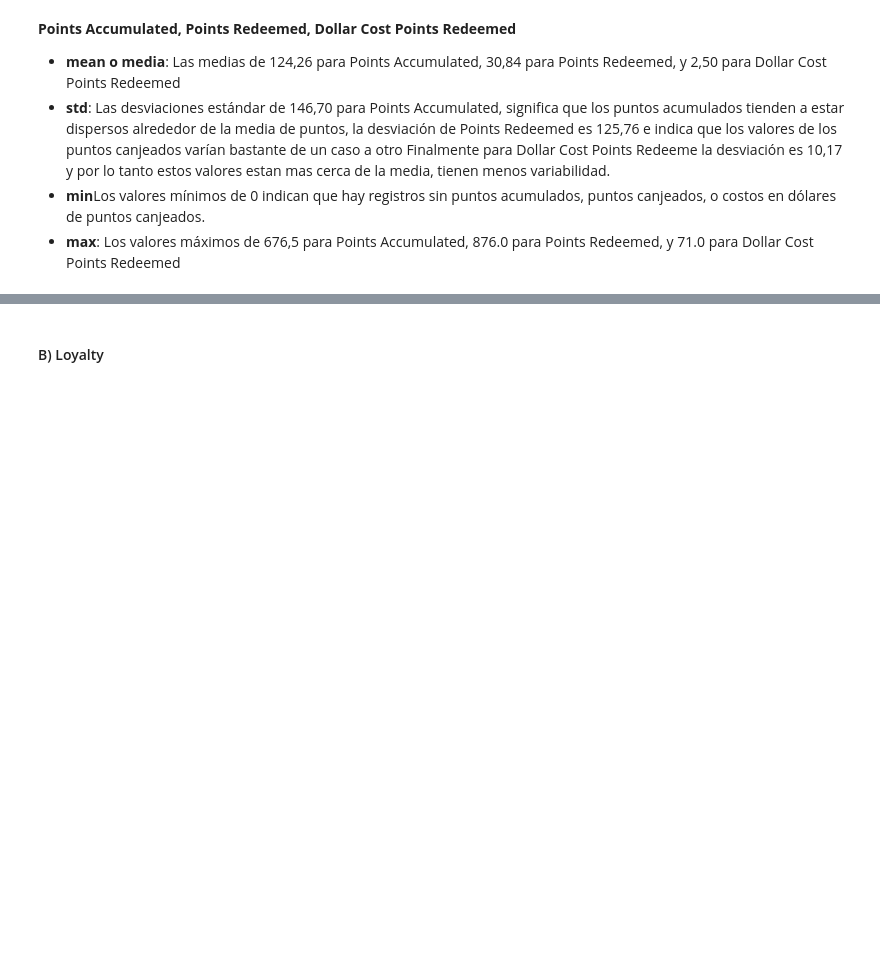
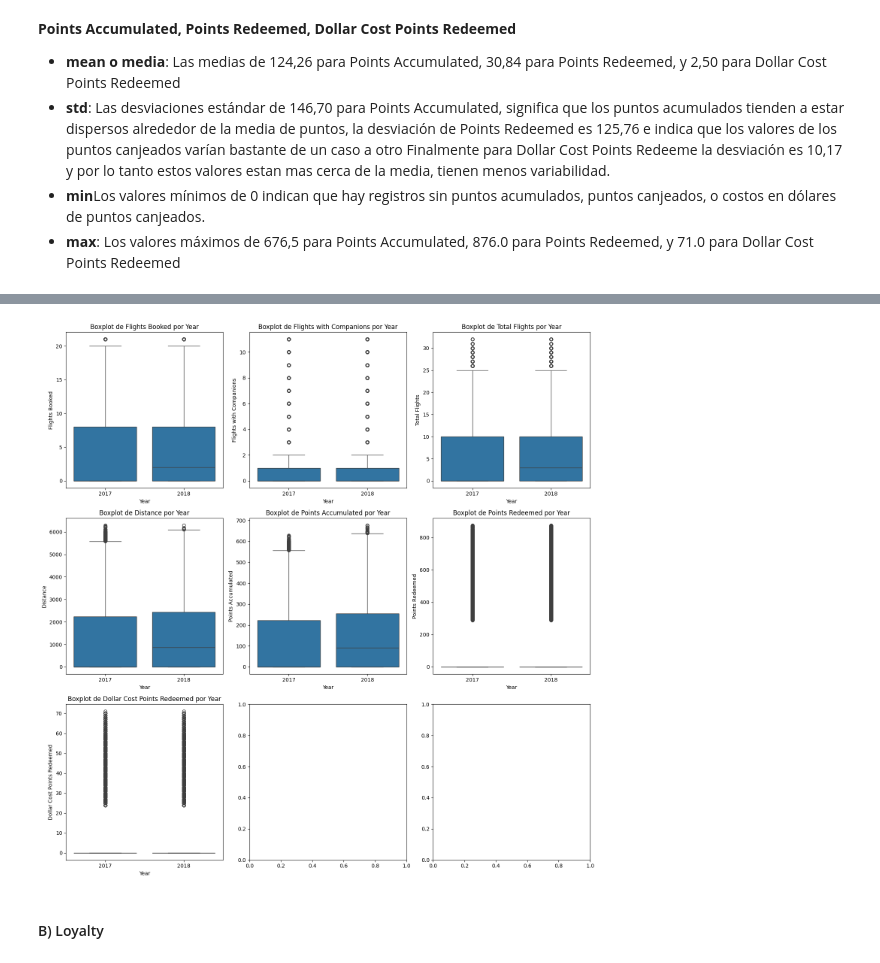
Before and after one commit to Adalab/bda-modulo-3-evaluacion-final-TeresaAdalab, a Jupyter notebook: Evaluacion Final Modulo 3.ipynb, the cells around one changed output, grey strips where cells are left out. Saved outputs shown, nothing was run; the diff lists cells and outputs as text; code cells hidden in the pictures; blank space fills up the shorter version.

```diff
--- a/Evaluacion Final Modulo 3.ipynb
+++ b/Evaluacion Final Modulo 3.ipynb
@@ -339,3 +349,28 @@ En en el caso de las variables relacionadas con los vuelos, el resumen de los es
+# %%
+# Crear una figura y ejes para los subplots
+fig, axes = plt.subplots(nrows=3, ncols=3, figsize=(15, 15))
+
+# Variables numéricas a incluir en el boxplot
+numeric_variables = ['Flights Booked', 'Flights with Companions', 'Total Flights',
+                     'Distance', 'Points Accumulated', 'Points Redeemed',
+                     'Dollar Cost Points Redeemed']
+
+# Iterar sobre cada variable y dibujar el boxplot por año
+for i, var in enumerate(numeric_variables): #Iteramos sobre cada variable numérica (var) agrupado por year
+    row = i // 3
+    col = i % 3
+    sns.boxplot(x='Year', y=var, data=flight, ax=axes[row, col]) #Utilizamos sns.boxplot() para dibujar cada boxplot en el subplot correspondiente (axes[row, col])
+    axes[row, col].set_title(f'Boxplot de {var} por Year')
+    axes[row, col].set_xlabel('Year')
+    axes[row, col].set_ylabel(var)
+
+# Ajustar el espaciado entre subplots
+plt.tight_layout()
+
+# Mostrar el gráfico
+plt.show()
+# %% [output]
+[figure, added]
 # %% [markdown]
 #### B) Loyalty
 # %%
```
Also changed, not shown: parts of 9 cells of this notebook.
